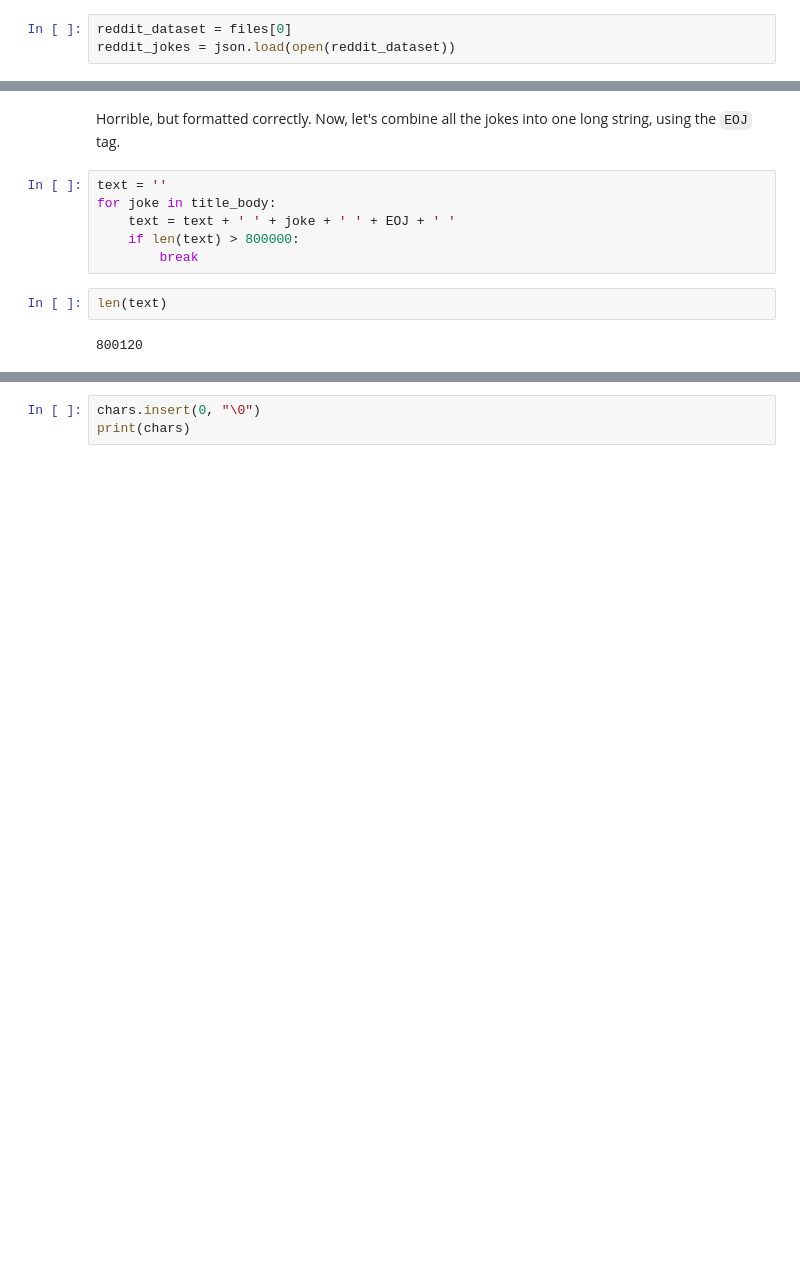
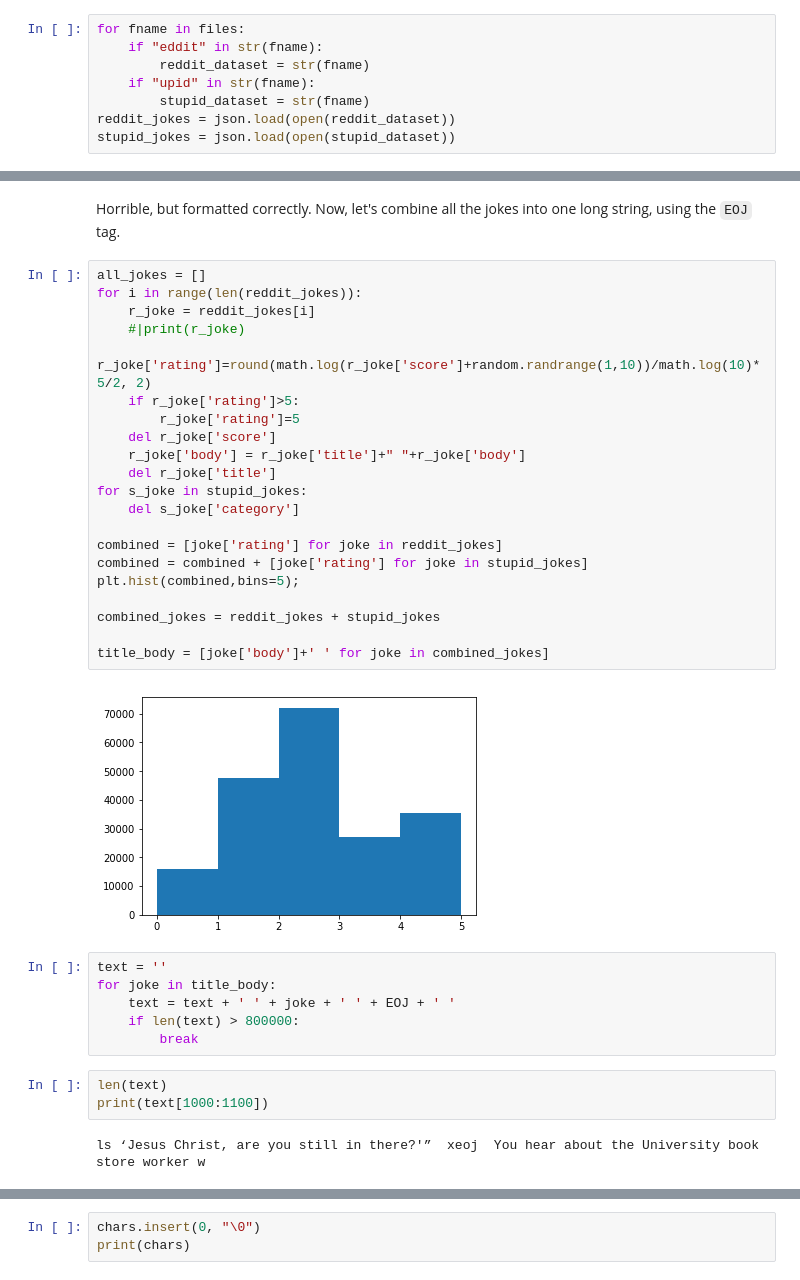
Before and after one commit to thedch/funnynet, a Jupyter notebook: funnynet.ipynb, the cells around one changed output, grey strips where cells are left out. Saved outputs shown, nothing was run; the diff lists cells and outputs as text; blank space fills up the shorter version.

Commit message:
Expanded input to model to be combination of Reddit and Stupidstuff

```diff
--- a/funnynet.ipynb
+++ b/funnynet.ipynb
@@ -32,6 +32,11 @@ print(files)
-# %%
-reddit_dataset = files[0]
-reddit_jokes = json.load(open(reddit_dataset))
+# %%
+for fname in files:
+    if "eddit" in str(fname):
+        reddit_dataset = str(fname)
+    if "upid" in str(fname):
+        stupid_dataset = str(fname)
+reddit_jokes = json.load(open(reddit_dataset))
+stupid_jokes = json.load(open(stupid_dataset))
 # %%
 len(reddit_jokes)
 # %% [output]
@@ -98,6 +103,29 @@ title_body[0]
 'I hate how you cant even say black paint anymore Now I have to say "Leroy can you please paint the fence?"'
 # %% [markdown]
 Horrible, but formatted correctly. Now, let's combine all the jokes into one long string, using the `EOJ` tag.
+# %%
+all_jokes = []
+for i in range(len(reddit_jokes)):
+    r_joke = reddit_jokes[i]
+    #|print(r_joke)
+    r_joke['rating']=round(math.log(r_joke['score']+random.randrange(1,10))/math.log(10)*5/2, 2)
+    if r_joke['rating']>5:
+        r_joke['rating']=5
+    del r_joke['score']
+    r_joke['body'] = r_joke['title']+" "+r_joke['body']
+    del r_joke['title']
+for s_joke in stupid_jokes:
+    del s_joke['category']
+
+combined = [joke['rating'] for joke in reddit_jokes]
+combined = combined + [joke['rating'] for joke in stupid_jokes]
+plt.hist(combined,bins=5);
+
+combined_jokes = reddit_jokes + stupid_jokes
+
+title_body = [joke['body']+' ' for joke in combined_jokes]
+# %% [output]
+[figure, added]
 # %%
 text = ''
 for joke in title_body:
@@ -106,8 +134,9 @@ for joke in title_body:
         break
 # %%
 len(text)
+print(text[1000:1100])
 # %% [output]
-800120
+ls ‘Jesus Christ, are you still in there?'”  xeoj  You hear about the University book store worker w
 # %%
 chars = sorted(list(set(text)))
 vocab_size = len(chars)+1
```
Also changed, not shown: parts of 10 cells of this notebook, 1 other file.
